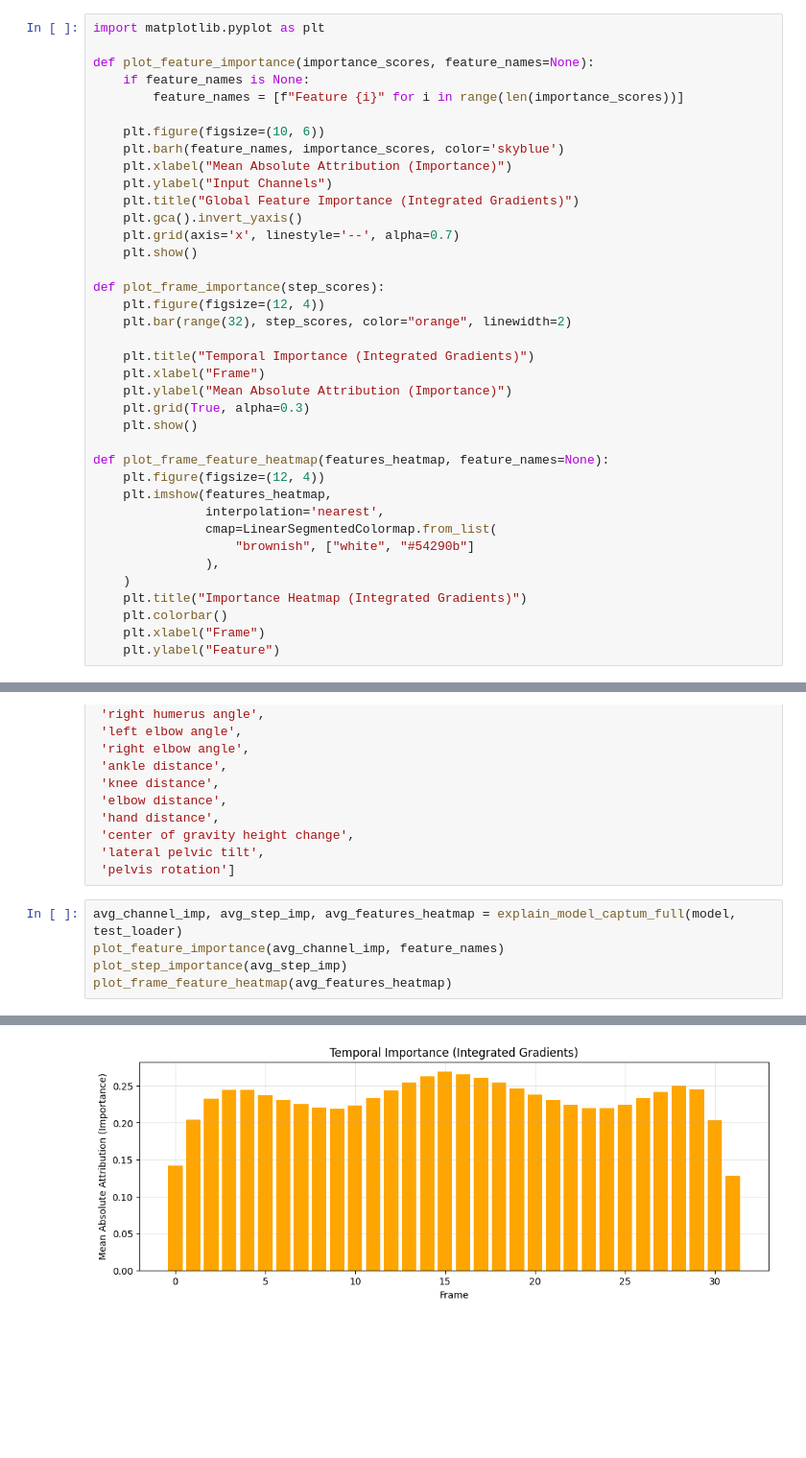
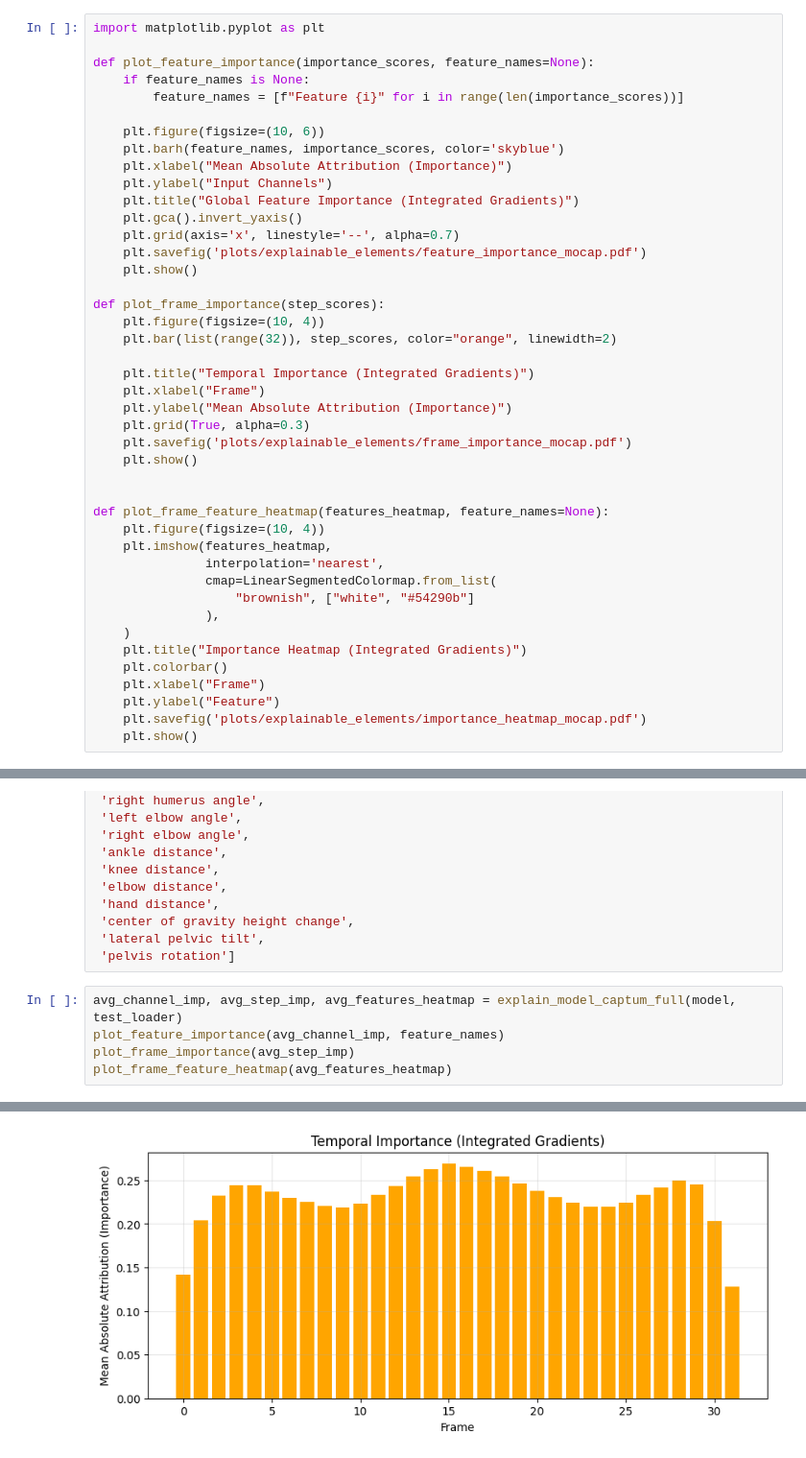
Before and after one commit to mklimek001/gait-features-identification, a Jupyter notebook: single_1dcnn_explainable.ipynb, the cells around one changed output, grey strips where cells are left out. Shown at 96% size. Saved outputs shown, nothing was run; the diff lists cells and outputs as text; blank space fills up the shorter version.

```diff
--- a/single_1dcnn_explainable.ipynb
+++ b/single_1dcnn_explainable.ipynb
@@ -560,20 +560,23 @@ def plot_feature_importance(importance_scores, feature_names=None):
     plt.title("Global Feature Importance (Integrated Gradients)")
     plt.gca().invert_yaxis()
     plt.grid(axis='x', linestyle='--', alpha=0.7)
+    plt.savefig('plots/explainable_elements/feature_importance_mocap.pdf')
     plt.show()
 
 def plot_frame_importance(step_scores):
-    plt.figure(figsize=(12, 4))
-    plt.bar(range(32), step_scores, color="orange", linewidth=2)
+    plt.figure(figsize=(10, 4))
+    plt.bar(list(range(32)), step_scores, color="orange", linewidth=2)
 
     plt.title("Temporal Importance (Integrated Gradients)")
     plt.xlabel("Frame")
     plt.ylabel("Mean Absolute Attribution (Importance)")
     plt.grid(True, alpha=0.3)
+    plt.savefig('plots/explainable_elements/frame_importance_mocap.pdf')
     plt.show()
 
+
 def plot_frame_feature_heatmap(features_heatmap, feature_names=None):
-    plt.figure(figsize=(12, 4))
+    plt.figure(figsize=(10, 4))
     plt.imshow(features_heatmap,
                interpolation='nearest',
                cmap=LinearSegmentedColormap.from_list(
@@ -584,6 +587,8 @@ def plot_frame_feature_heatmap(features_heatmap, feature_names=None):
     plt.colorbar()
     plt.xlabel("Frame")
     plt.ylabel("Feature")
+    plt.savefig('plots/explainable_elements/importance_heatmap_mocap.pdf')
+    plt.show()
 # %%
 feature_names = ['legs angle',
  'left knee angle',
@@ -604,8 +609,8 @@ feature_names = ['legs angle',
 # %%
 avg_channel_imp, avg_step_imp, avg_features_heatmap = explain_model_captum_full(model, test_loader)
 plot_feature_importance(avg_channel_imp, feature_names)
-plot_step_importance(avg_step_imp)
+plot_frame_importance(avg_step_imp)
 plot_frame_feature_heatmap(avg_features_heatmap)
 # %% [output]
 [figure]
-[figure, old version]
+[figure, new version]
```
Also changed, not shown: parts of 1 cell of this notebook, 2 other files.
